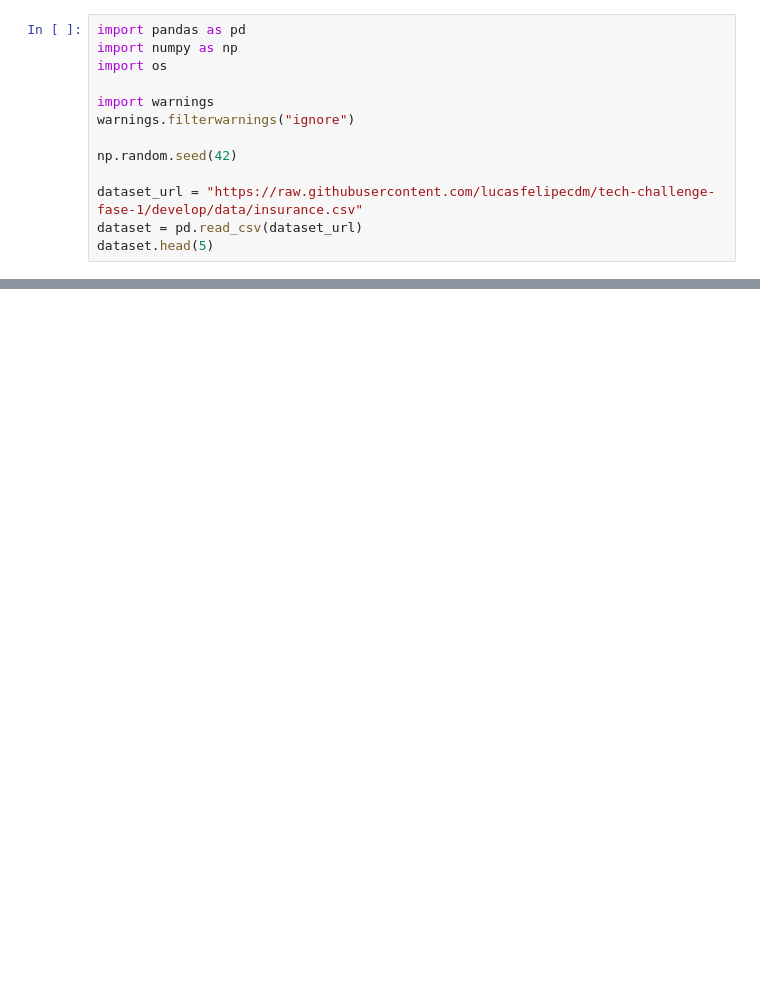
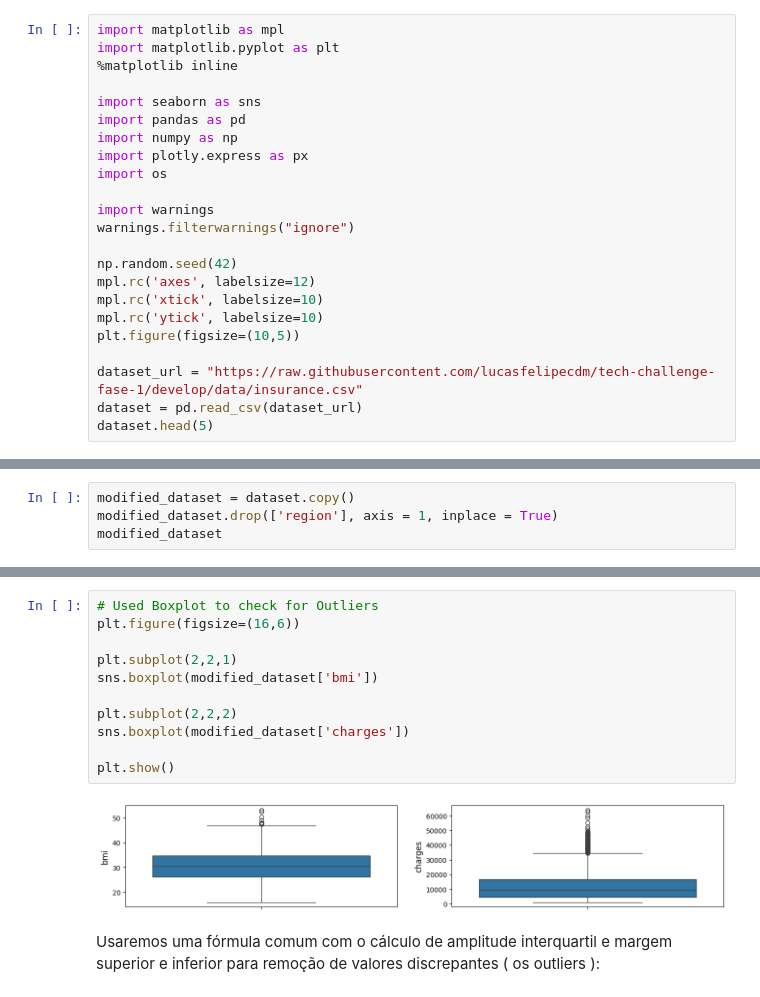
Before and after one commit to lucasfelipecdm/tech-challenge-fase-1, a Jupyter notebook: preprocessing/data_preprocessing.ipynb, the cells around one changed output, grey strips where cells are left out. Saved outputs shown, nothing was run; the diff lists cells and outputs as text; blank space fills up the shorter version.

```diff
--- a/preprocessing/data_preprocessing.ipynb
+++ b/preprocessing/data_preprocessing.ipynb
@@ -3,12 +7,22 @@
 # %%
+import matplotlib as mpl
+import matplotlib.pyplot as plt
+%matplotlib inline
+
+import seaborn as sns
 import pandas as pd
 import numpy as np
+import plotly.express as px
 import os
 
 import warnings
 warnings.filterwarnings("ignore")
 
 np.random.seed(42)
+mpl.rc('axes', labelsize=12)
+mpl.rc('xtick', labelsize=10)
+mpl.rc('ytick', labelsize=10)
+plt.figure(figsize=(10,5))
 
 dataset_url = "https://raw.githubusercontent.com/lucasfelipecdm/tech-challenge-fase-1/develop/data/insurance.csv"
 dataset = pd.read_csv(dataset_url)
@@ -22,0 +42,4 @@ dataset.head(5)
+# %%
+modified_dataset = dataset.copy()
+modified_dataset.drop(['region'], axis = 1, inplace = True)
+modified_dataset
@@ -22,0 +64,15 @@ dataset.head(5)
+# %%
+# Used Boxplot to check for Outliers
+plt.figure(figsize=(16,6))
+
+plt.subplot(2,2,1)
+sns.boxplot(modified_dataset['bmi'])
+
+plt.subplot(2,2,2)
+sns.boxplot(modified_dataset['charges'])
+
+plt.show()
+# %% [output]
+[figure, added]
+# %% [markdown]
+Usaremos uma fórmula comum com o cálculo de amplitude interquartil e margem superior e inferior para remoção de valores discrepantes ( os outliers ):
```
Also changed, not shown: parts of 23 cells of this notebook.
